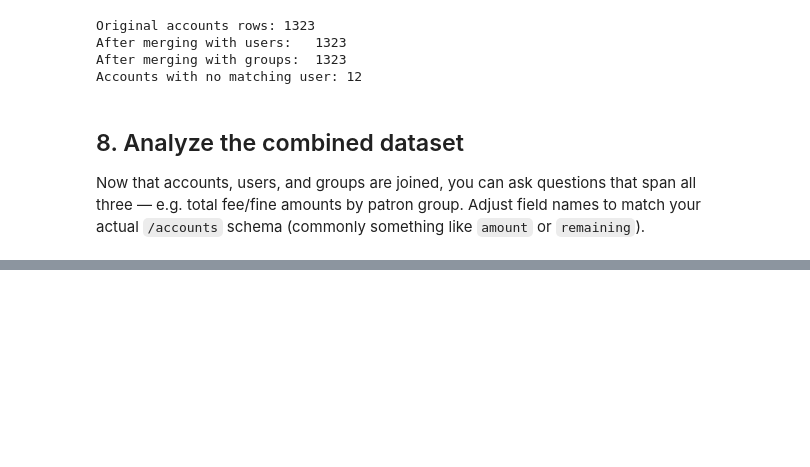
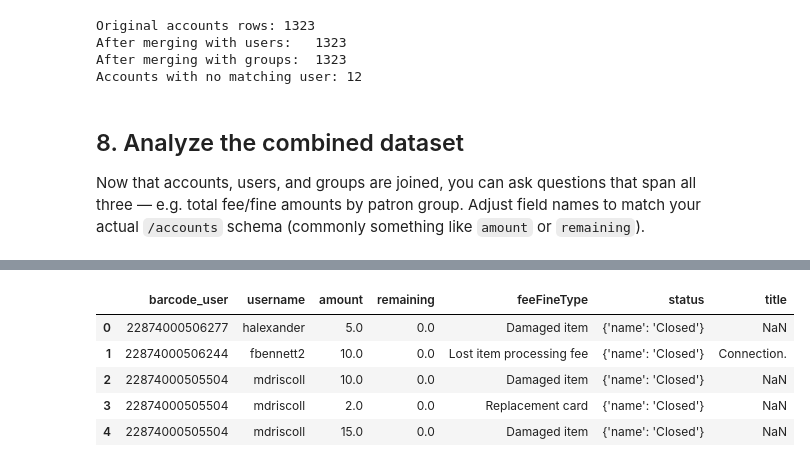
Before and after one commit to ChristineMcClureEBSCO/Intro-to-FOLIO-APIS---Jupyter-Notebooks, a Jupyter notebook: fines and fees report.ipynb, the cells around one changed output, grey strips where cells are left out. Saved outputs shown, nothing was run; the diff lists cells and outputs as text; code cells hidden in the pictures; blank space fills up the shorter version.

Commit message:
Update fines and fees report.ipynb
start details of report

```diff
--- a/fines and fees report.ipynb
+++ b/fines and fees report.ipynb
@@ -232,0 +244,11 @@ Name: remaining, dtype: float64
+# %%
+
+fees_fines_report = full_df.loc[:, ['barcode_user','username','amount','remaining', 'feeFineType', 'status','title']]
+fees_fines_report.head()
+# %% [output]
+|  | barcode_user | username | amount | remaining | feeFineType | status | title |
+| 0 | 22874000506277 | halexander | 5.0 | 0.0 | Damaged item | {'name': 'Closed'} | NaN |
+| 1 | 22874000506244 | fbennett2 | 10.0 | 0.0 | Lost item processing fee | {'name': 'Closed'} | Connection. |
+| 2 | 22874000505504 | mdriscoll | 10.0 | 0.0 | Damaged item | {'name': 'Closed'} | NaN |
+| 3 | 22874000505504 | mdriscoll | 2.0 | 0.0 | Replacement card | {'name': 'Closed'} | NaN |
+| 4 | 22874000505504 | mdriscoll | 15.0 | 0.0 | Damaged item | {'name': 'Closed'} | NaN |
```
Also changed, not shown: parts of 6 cells of this notebook.
